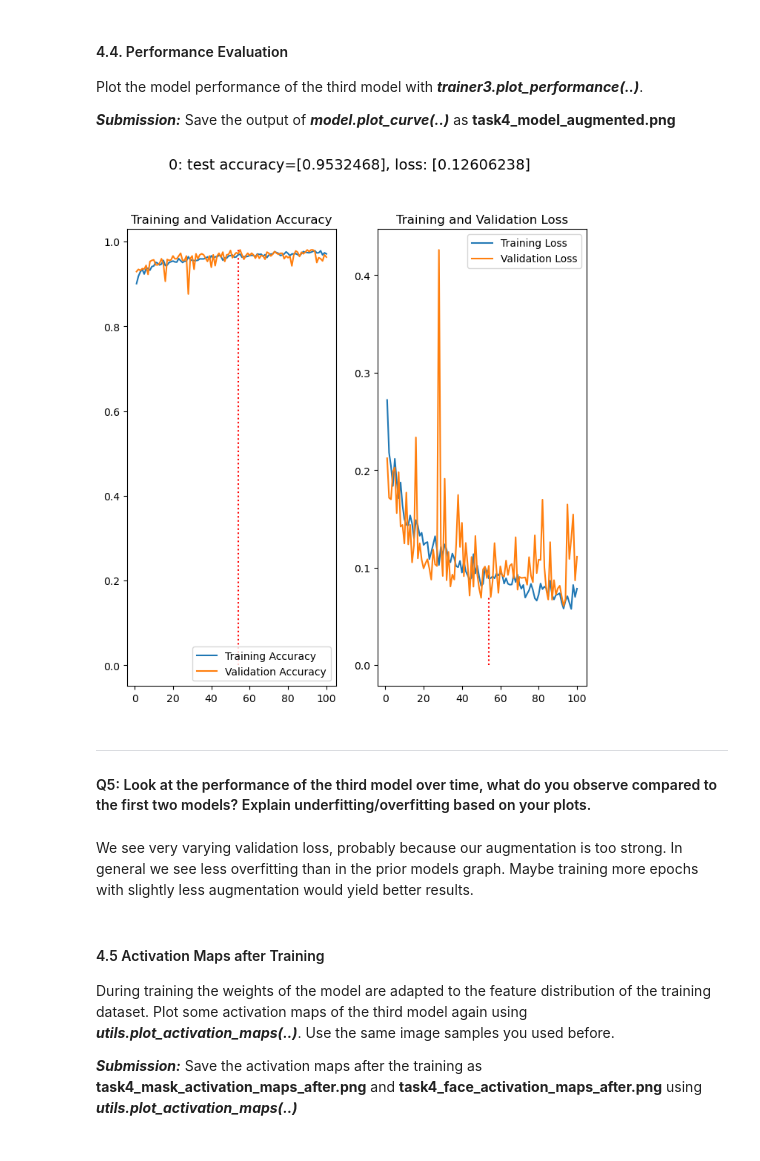
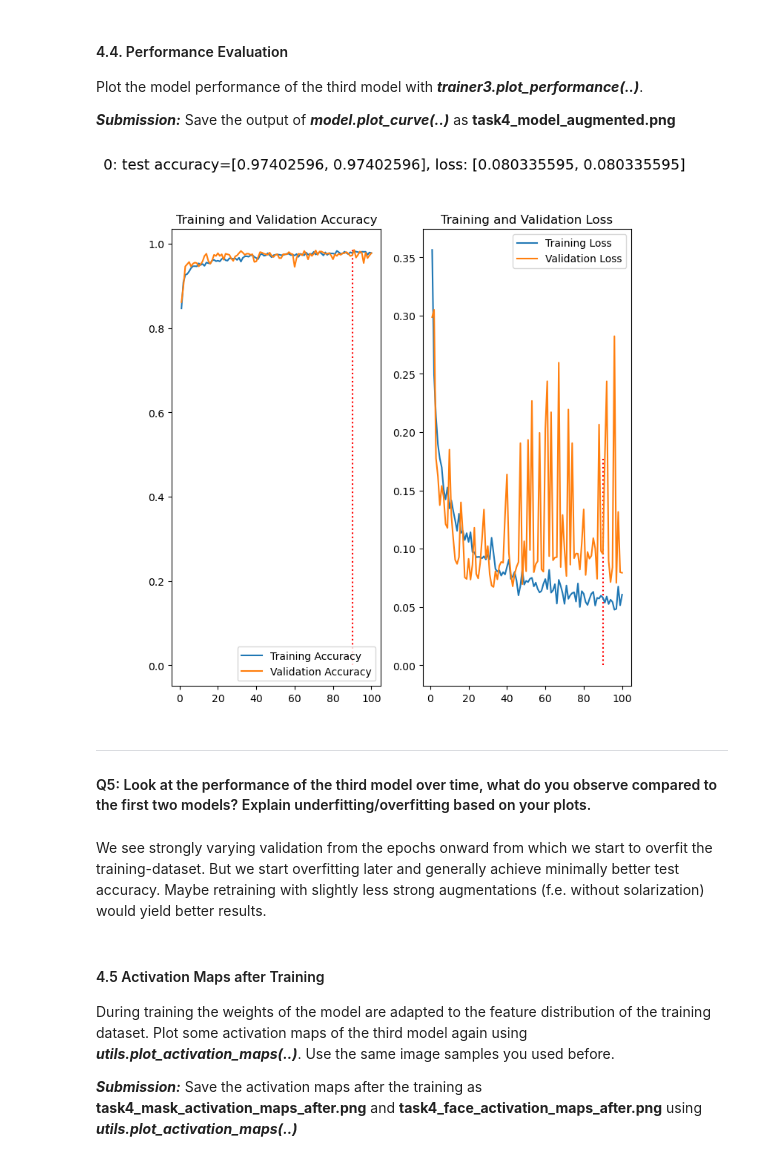
Before and after one commit to michael-rubik/CV_2022_Ass_2, a Jupyter notebook: TASK4/Task4.ipynb, the cells around one changed output. Drawn from its saved outputs; the diff is of its cells as text; code cells hidden in the pictures.

```diff
--- a/TASK4/Task4.ipynb
+++ b/TASK4/Task4.ipynb
@@ -298,19 +298,19 @@ Plot the model performance of the third model with ***trainer3.plot_performance(
 
 ***Submission:*** Save the output of ***model.plot_curve(..)*** as **task4_model_augmented.png**
 # %%
-loss_augmented, acc_augmented = trainer_simple.test()
+loss_augmented, acc_augmented = trainer_augmented.test()
 # Uncomment trainer.plot_performance only if model was fully trained in current notebook-session
 # because old plot is lost otherwise (because model.history isn't persisted across notebook sessions)
 trainer_augmented.plot_performance()
 
 # What is meant by "model.plot_curve(..)"?
 # %% [output]
-[figure, old version]
+[figure, new version]
 # %% [markdown]
 ***
 #### Q5: Look at the performance of the third model over time, what do you observe compared to the first two models? Explain underfitting/overfitting based on your plots.
-# %% [markdown]
-We see very varying validation loss, probably because our augmentation is too strong. In general we see less overfitting than in the prior models graph. Maybe training more epochs with slightly less augmentation would yield better results.
+# %% [markdown]
+We see strongly varying validation from the epochs onward from which we start to overfit the training-dataset. But we start overfitting later and generally achieve minimally better test accuracy. Maybe retraining with slightly less strong augmentations (f.e. without solarization) would yield better results.
 # %% [markdown]
 #### 4.5 Activation Maps after Training
 During training the weights of the model are adapted to the feature distribution of the training dataset. Plot some activation maps of the third model again using ***utils.plot_activation_maps(..)***. Use the same image samples you used before.
```
Also changed, not shown: parts of 5 cells of this notebook, 12 other files.
